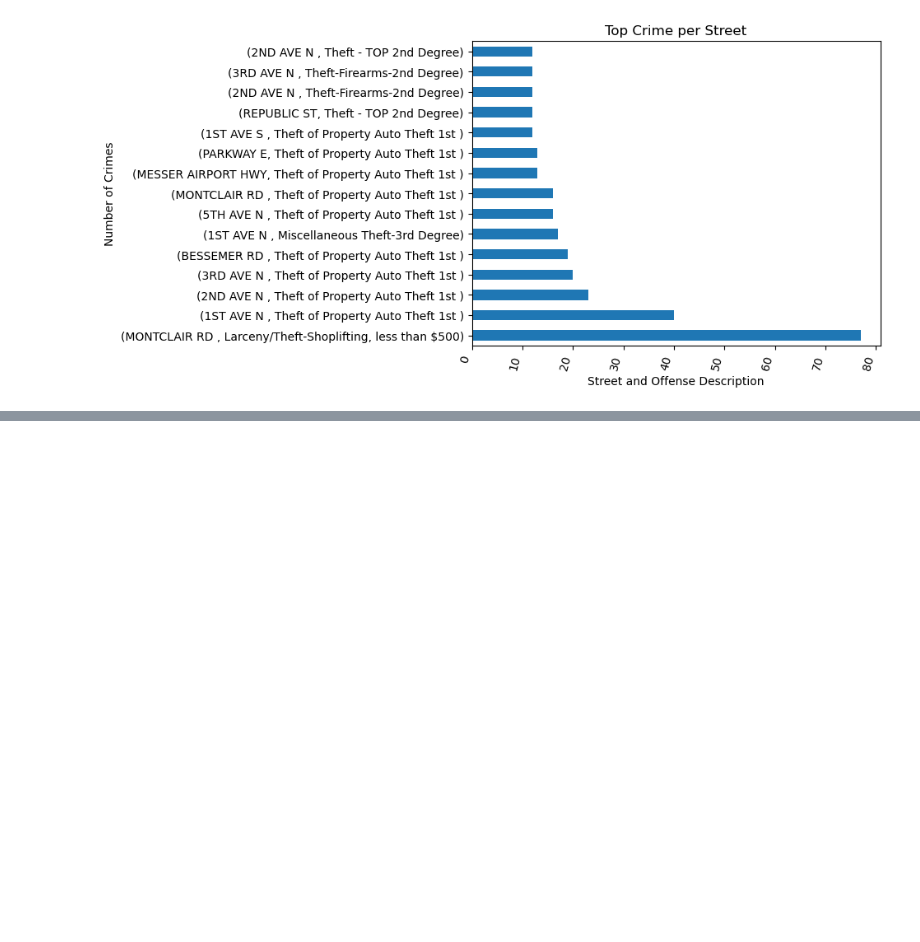
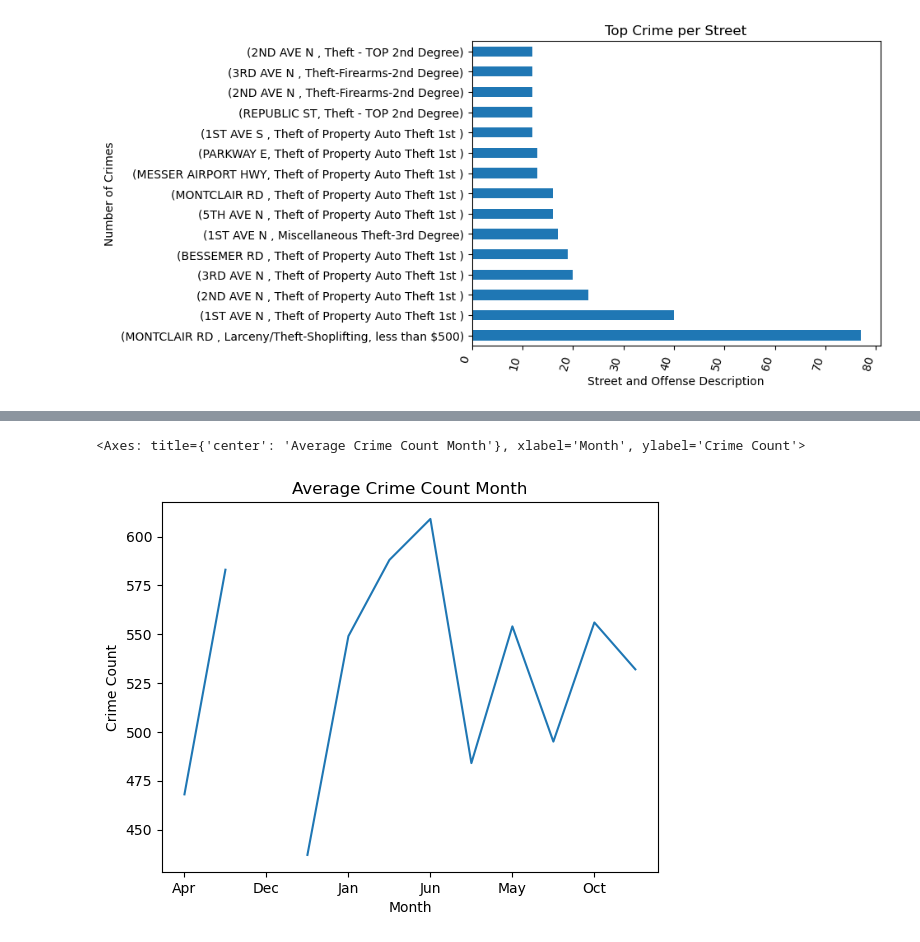
Before and after one commit to Uhuegbu23/crime_unemployment_data, a Jupyter notebook: notebooks/birmingham_crime.ipynb, the cells around one changed output, grey strips where cells are left out. Saved outputs shown, nothing was run; the diff lists cells and outputs as text; code cells hidden in the pictures; blank space fills up the shorter version.

```diff
--- a/notebooks/birmingham_crime.ipynb
+++ b/notebooks/birmingham_crime.ipynb
@@ -308,0 +619,4 @@ plt.show()
+# %%
+#reset index
+birm_unemployment_df_month.reset_index(inplace=True, drop=True)
+birm_unemployment_df_month.head(12)
@@ -308,0 +637,4 @@ plt.show()
+# %%
+#merge birm_unemployment_df_month and crime_count_by_Month_df
+crime_unemployment_year = pd.merge(birm_unemployment_df_month, crime_count_by_Month_df,left_on='Month', right_on='Month Occured', how='outer')
+crime_unemployment_year
@@ -308,0 +655,3 @@ plt.show()
+# %%
+crime_unemployment_year=crime_unemployment_year[['Unemployed Population','Month','Crime Count']]
+crime_unemployment_year
@@ -308,0 +672,3 @@ plt.show()
+# %%
+avg_crime_per_month=crime_unemployment_year.groupby('Month')['Crime Count'].mean()
+avg_crime_per_month
@@ -308,0 +690,5 @@ plt.show()
+# %%
+avg_crime_per_month.plot(kind="line", xlabel='Month', ylabel='Crime Count', title = "Average Crime Count Month")
+# %% [output]
+<Axes: title={'center': 'Average Crime Count Month'}, xlabel='Month', ylabel='Crime Count'>
+[figure, added]
```
Also changed, not shown: parts of 34 cells of this notebook.
